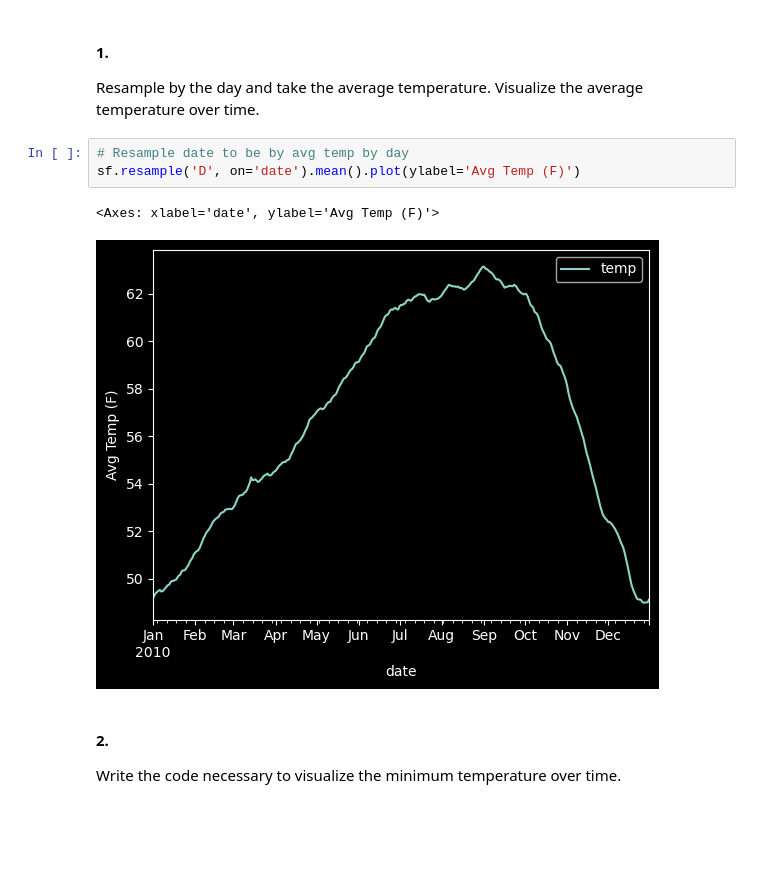
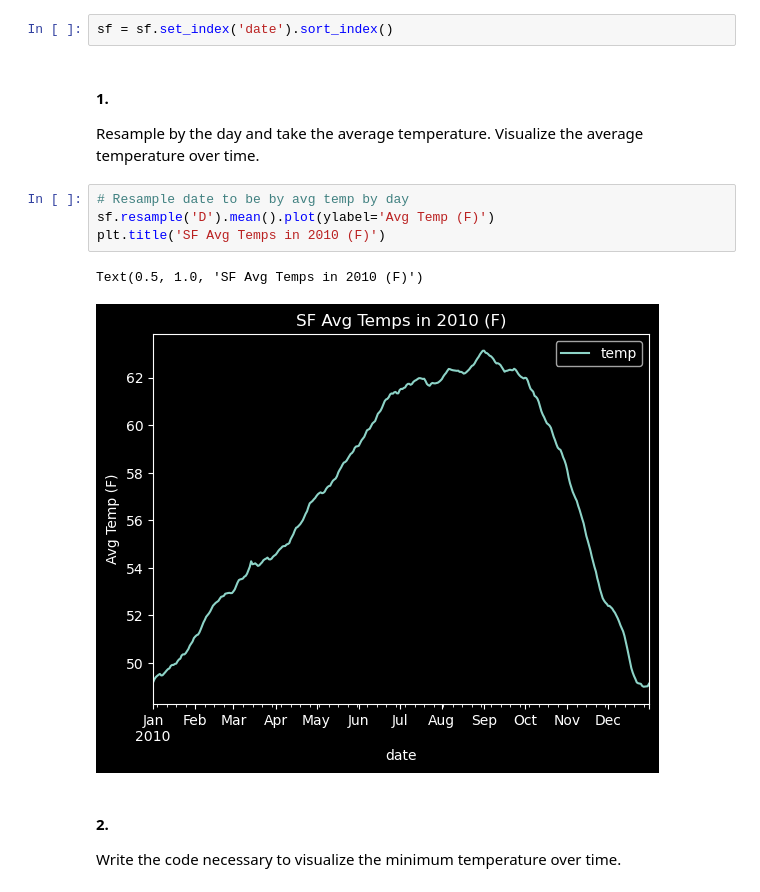
Before and after one commit to Zacharia-Schmitz/time-series-exercises, a Jupyter notebook: working_with_time_series_data.ipynb, the cells around one changed output. Drawn from its saved outputs; the diff is of its cells as text; blank space fills up the shorter version.

```diff
--- a/working_with_time_series_data.ipynb
+++ b/working_with_time_series_data.ipynb
@@ -38,15 +38,18 @@ sf
 | 8757 | 48.8 | 2010-12-31 22:00:00 |
 | 8758 | 48.3 | 2010-12-31 23:00:00 |
 8759 rows × 2 columns
+# %%
+sf = sf.set_index('date').sort_index()
 # %% [markdown]
 #### 1.
 Resample by the day and take the average temperature. Visualize the average temperature over time.
 # %%
 # Resample date to be by avg temp by day
-sf.resample('D', on='date').mean().plot(ylabel='Avg Temp (F)')
+sf.resample('D').mean().plot(ylabel='Avg Temp (F)')
+plt.title('SF Avg Temps in 2010 (F)')
 # %% [output]
-<Axes: xlabel='date', ylabel='Avg Temp (F)'>
+Text(0.5, 1.0, 'SF Avg Temps in 2010 (F)')
-[figure, old version]
+[figure, new version]
 # %% [markdown]
 #### 2.
 Write the code necessary to visualize the minimum temperature over time.
```
Also changed, not shown: parts of 9 cells of this notebook.
